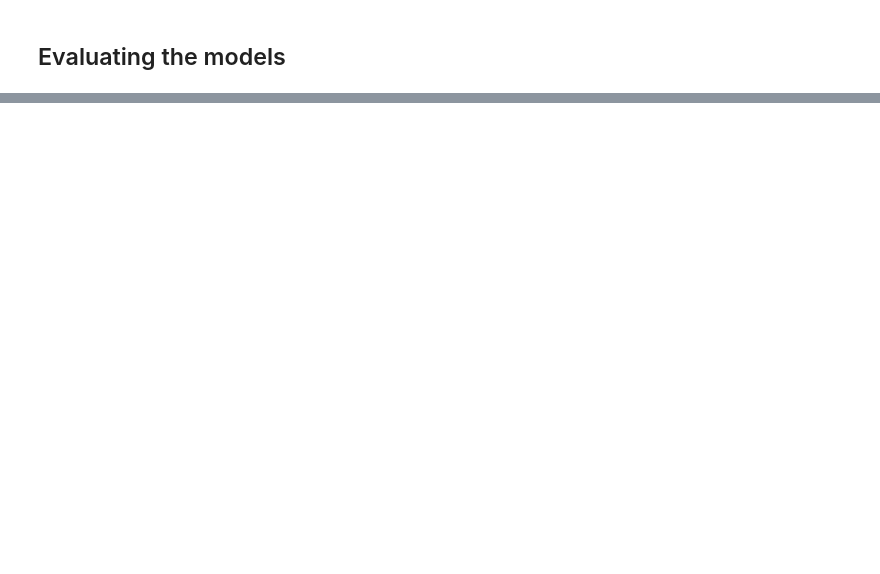
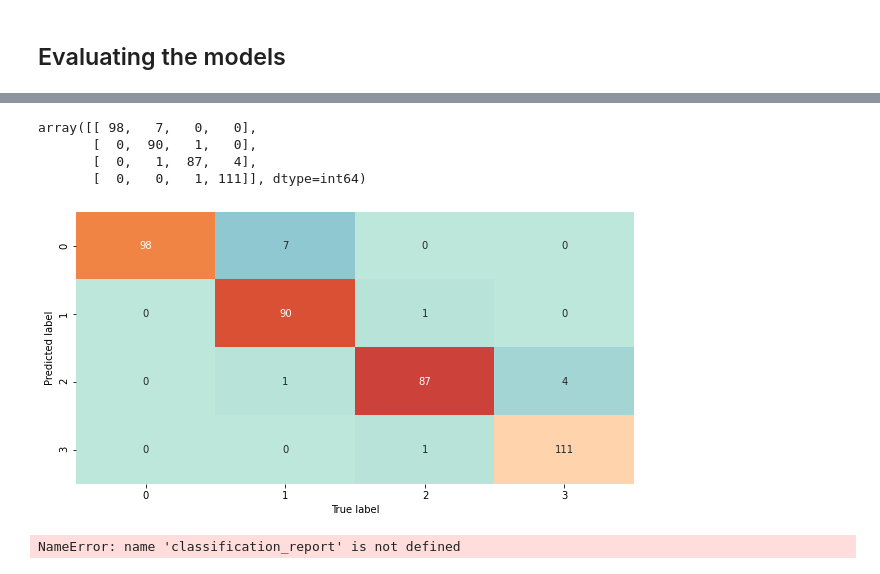
Before and after one commit to Charles2005/Mobile-Price-Classification, a Jupyter notebook: Files/Mobile-Price-Classication.ipynb, the cells around one changed output, grey strips where cells are left out. Cells and saved outputs as stored; diff of their text form; code cells hidden in the pictures; blank space fills up the shorter version.

Commit message:
Evaluated the models

```diff
--- a/Files/Mobile-Price-Classication.ipynb
+++ b/Files/Mobile-Price-Classication.ipynb
@@ -521,2 +531,33 @@ Fitting 10 folds for each of 20 candidates, totalling 200 fits
 # %% [markdown]
 ## Evaluating the models
+# %%
+def plot_conf_mat(y_test, y_preds):
+    """
+    Plots a confusion matrix using Seaborn's heatmap().
+    """
+    fig, ax = plt.subplots(figsize=(10, 5))
+    ax = sns.heatmap(confusion_matrix(y_test, y_preds),
+                     annot=True, # Annotate the boxes
+                     cbar=False,
+                     cmap="icefire",
+                     fmt= "d")
+    plt.xlabel("True label")
+    plt.ylabel("Predicted label")
+
+def classification_report(y_test, y_preds):
+    print(classification_report(y_test, y_preds))
+
+def cross_val(model, X, y, scoring):
+    cv_score = cross_val_score(model,
+                               X,
+                               y,
+                               cv = 5,
+                               scoring=scoring)
+    return np.mean(cv_score)
+# %%
+# Models
+svc_tuned = SVC(kernel="linear", C=1, gamma=1)
+log_reg_tuned = LogisticRegression(solver="newton-cg", penalty="l2", C=0.1)
+# %%
+svc_tuned.fit(X_train_scaled, y_train)
+log_reg_tuned.fit(X_train, y_train)
@@ -522,0 +566,4 @@ Fitting 10 folds for each of 20 candidates, totalling 200 fits
+# %%
+# Fitting the model
+svc_y_preds = svc_tuned.predict(X_test_scaled)
+log_y_preds =log_reg_tuned.predict(X_test)
@@ -522,0 +581,15 @@ Fitting 10 folds for each of 20 candidates, totalling 200 fits
+# %%
+confusion_matrix(y_test, log_y_preds)
+# %% [output]
+array([[ 98,   7,   0,   0],
+       [  0,  90,   1,   0],
+       [  0,   1,  87,   4],
+       [  0,   0,   1, 111]], dtype=int64)
+# %%
+plot_conf_mat(y_test, log_y_preds)
+# %% [output]
+[figure, added]
+# %%
+classification_report(y_test, svc_y_preds)
+# %% [output]
+NameError: name 'classification_report' is not defined
```
Also changed, not shown: parts of 16 cells of this notebook, 4 other files.
